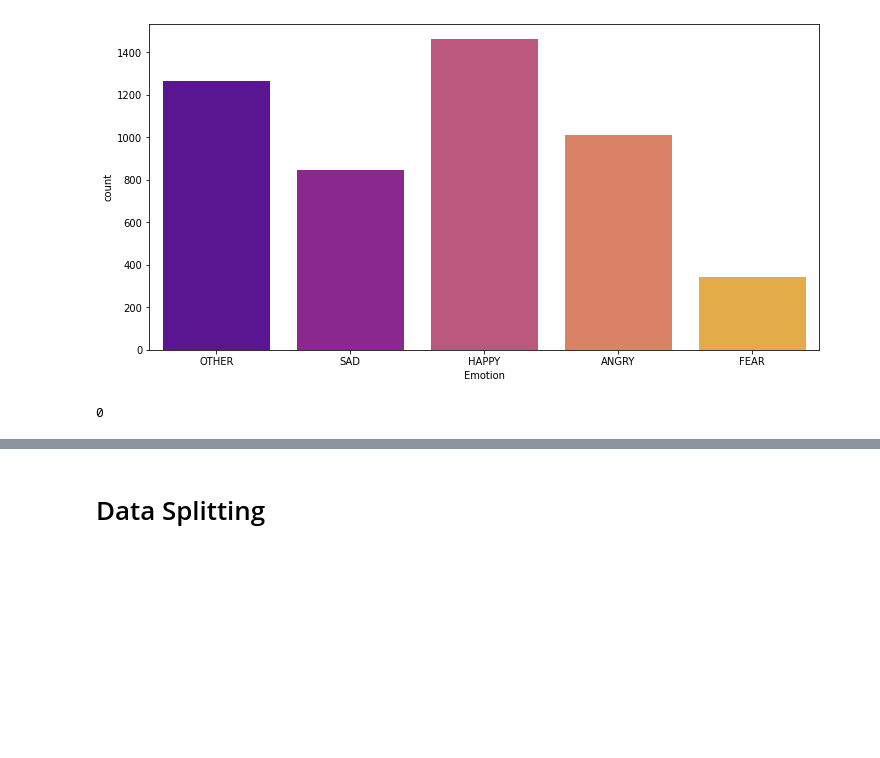
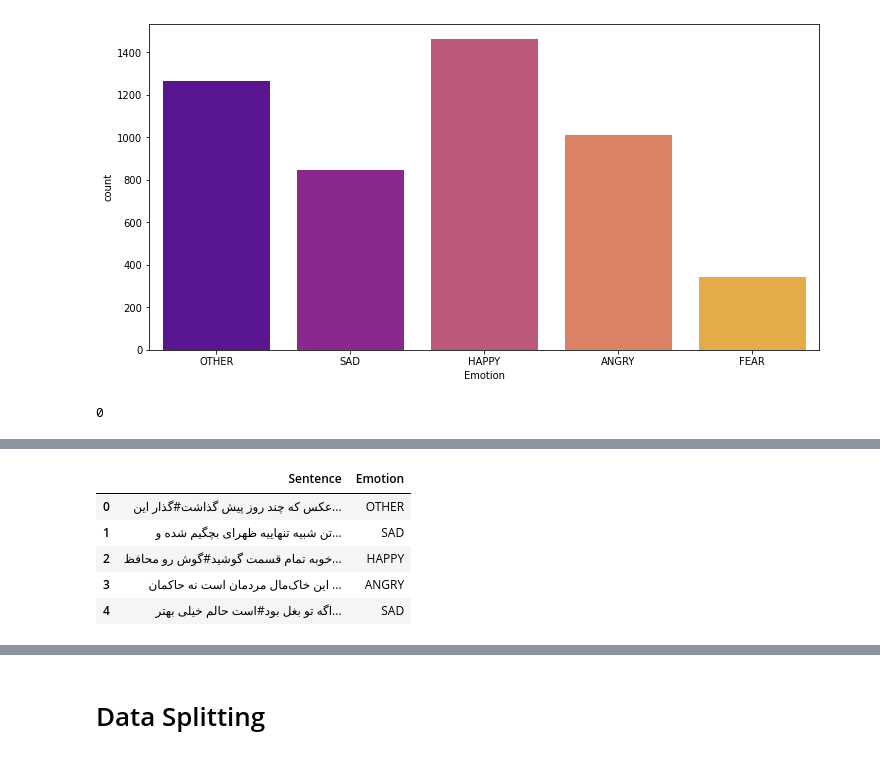
Before and after one commit to alib2014/Persian_sentiment_analysis, a Jupyter notebook: persian_sa.ipynb, the cells around one changed output, grey strips where cells are left out. Saved outputs shown, nothing was run; the diff lists cells and outputs as text; code cells hidden in the pictures; blank space fills up the shorter version.

```diff
--- a/persian_sa.ipynb
+++ b/persian_sa.ipynb
@@ -98,0 +118,11 @@ print(uniqueChars)
+# %%
+lemmatizer = hazm.Lemmatizer()
+data['Sentence'] = data['Sentence'].apply(lambda x: ' '.join([lemmatizer.lemmatize(word) for word in x]))
+data.head()
+# %% [output]
+|  | Sentence | Emotion |
+| 0 | عکس که چند روز پیش گذاشت#گذار این... | OTHER |
+| 1 | تن شبیه تنهاییه ظهرای بچگیم شده و... | SAD |
+| 2 | خوبه تمام قسمت گوشید#گوش رو محافظ... | HAPPY |
+| 3 | این خاک‌مال مردمان است نه حاکمان ... | ANGRY |
+| 4 | اگه تو بغل بود#است حالم خیلی بهتر... | SAD |
```
Also changed, not shown: parts of 16 cells of this notebook.
